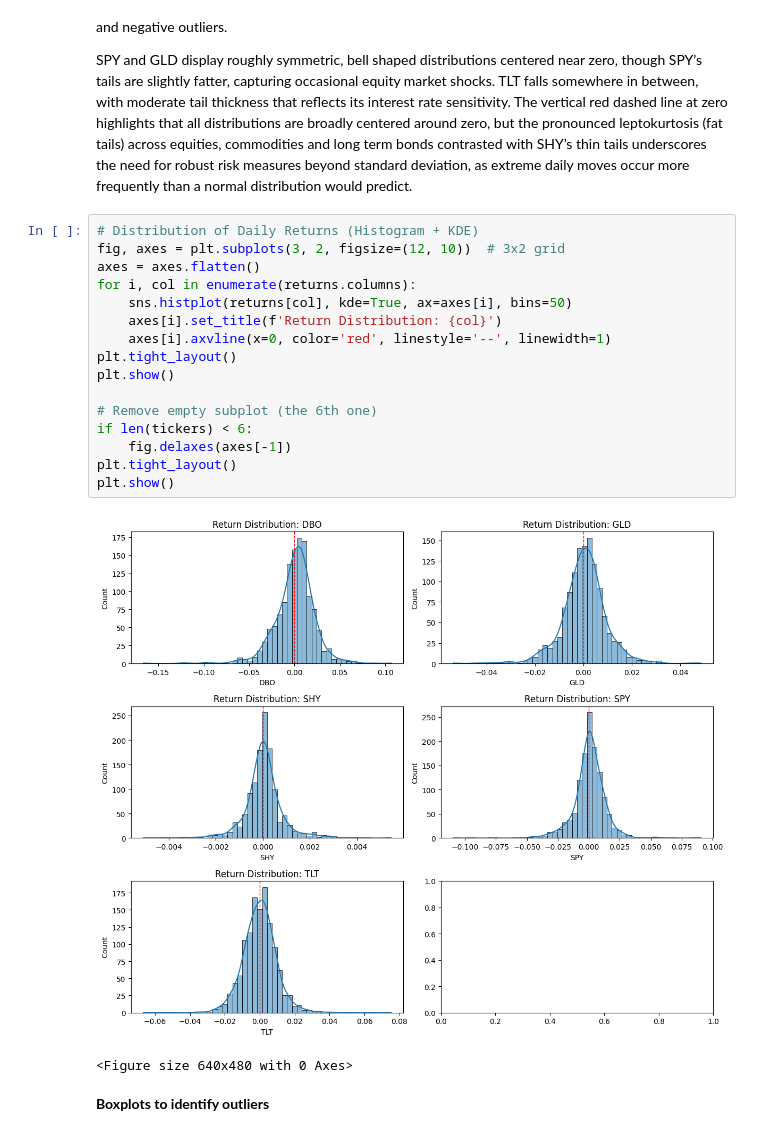
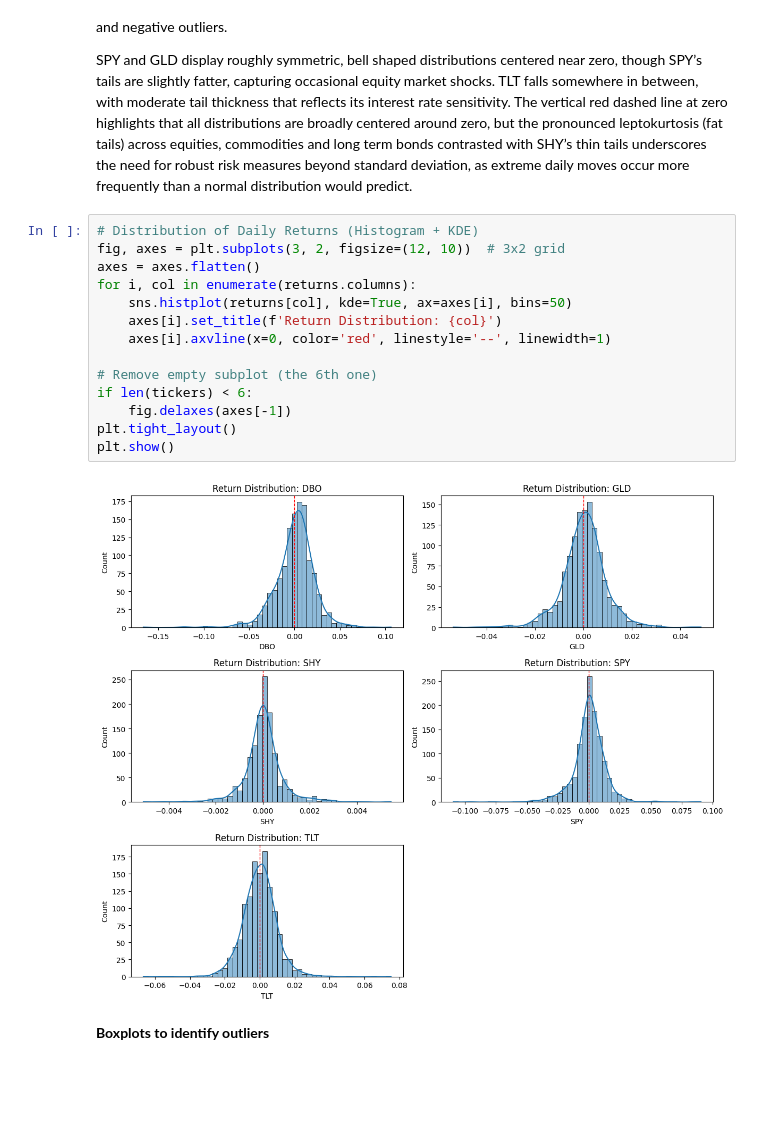
Before and after one commit to NdettoMbalu/machine-learning-in-finance, a Jupyter notebook: A_Comparative_Study_of_Deep_Learning_Architectures_for_Multi‑Asset_Return_Forecasting_and_Trading_Strategy_Backtesting_MLP,_LSTM,_and_CNN‑GAF.ipynb, the cells around one changed output. Drawn from its saved outputs; the diff is of its cells as text; blank space fills up the shorter version.

```diff
--- a/A_Comparative_Study_of_Deep_Learning_Architectures_for_Multi‑Asset_Return_Forecasting_and_Trading_Strategy_Backtesting_MLP,_LSTM,_and_CNN‑GAF.ipynb
+++ b/A_Comparative_Study_of_Deep_Learning_Architectures_for_Multi‑Asset_Return_Forecasting_and_Trading_Strategy_Backtesting_MLP,_LSTM,_and_CNN‑GAF.ipynb
@@ -233,22 +233,19 @@ SPY and GLD display roughly symmetric, bell shaped distributions centered near z
 # %%
 # Distribution of Daily Returns (Histogram + KDE)
 fig, axes = plt.subplots(3, 2, figsize=(12, 10))  # 3x2 grid
 axes = axes.flatten()
 for i, col in enumerate(returns.columns):
     sns.histplot(returns[col], kde=True, ax=axes[i], bins=50)
     axes[i].set_title(f'Return Distribution: {col}')
     axes[i].axvline(x=0, color='red', linestyle='--', linewidth=1)
-plt.tight_layout()
-plt.show()
 
 # Remove empty subplot (the 6th one)
 if len(tickers) < 6:
     fig.delaxes(axes[-1])
 plt.tight_layout()
 plt.show()
 # %% [output]
-[figure, old version]
+[figure, new version]
-<Figure size 640x480 with 0 Axes>
 # %% [markdown]
 **Boxplots to identify outliers**
 # %% [markdown]
```
Also changed, not shown: parts of 49 cells of this notebook.
